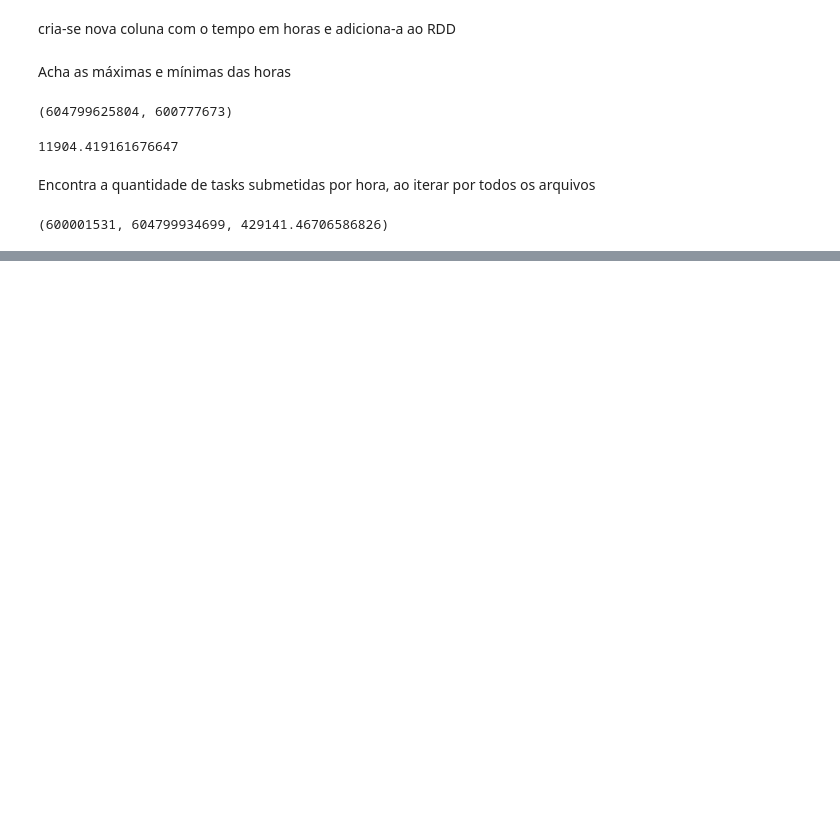
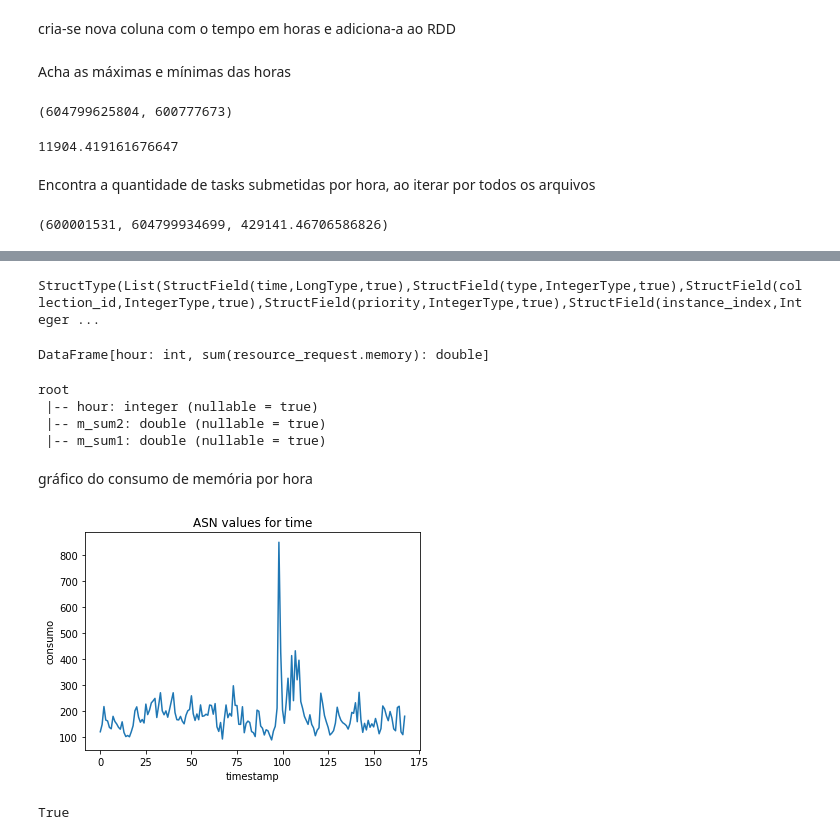
Before and after one commit to lincolnrelias/google-traces-analysis, a Jupyter notebook: google-traces-analysis.ipynb, the cells around one changed output, grey strips where cells are left out. Saved outputs shown, nothing was run; the diff lists cells and outputs as text; code cells hidden in the pictures; blank space fills up the shorter version.

Commit message:
consumo de memoria por hora e tasks por hora

```diff
--- a/google-traces-analysis.ipynb
+++ b/google-traces-analysis.ipynb
@@ -168,0 +171,47 @@ rddCE.agg({'time':'count'}).collect()[0][0]
+# %%
+rddWithHpHour = rddWithH.groupBy('hour').agg({"`resource_request.memory`":'sum'})
+# %%
+rddWithHpHour1 = rddWithH1.groupBy('hour').agg({"`resource_request.memory`":'sum'})
+# %%
+rddWithH1.schema
+# %% [output]
+StructType(List(StructField(time,LongType,true),StructField(type,IntegerType,true),StructField(collection_id,IntegerType,true),StructField(priority,IntegerType,true),StructField(instance_index,Integer ...
+# %%
+collsToDrop = ("time","collection_id","type","priority","instance_index","resource_request.cpus","resource_request.memory")
+rddWithHpHour.drop(*collsToDrop)
+rddWithHpHour1.drop(*collsToDrop)
+# %% [output]
+DataFrame[hour: int, sum(resource_request.memory): double]
+# %%
+rddWithHpHour =  rddWithHpHour.withColumnRenamed("sum(resource_request.memory)","m_sum1")
+rddWithHpHour1=  rddWithHpHour1.withColumnRenamed("sum(resource_request.memory)","m_sum2")
+j = rddWithHpHour1.join(rddWithHpHour,rddWithHpHour1.hour == rddWithHpHour.hour).drop(rddWithHpHour.hour)
+j.printSchema()
+# %% [output]
+root
+ |-- hour: integer (nullable = true)
+ |-- m_sum2: double (nullable = true)
+ |-- m_sum1: double (nullable = true)
+# %%
+j=j.withColumn("m_sum1",col("m_sum1")+col("m_sum2")).drop("m_sum2").orderBy("hour")
+j.s
+# %% [markdown]
+gráfico do consumo de memória por hora
+# %%
+y_ans_val = [val.m_sum1 for val in j.select('m_sum1').orderBy('hour').collect()]
+x_ts = [val.hour for val in j.select('hour').orderBy('hour').collect()]
+
+plt.plot(x_ts, y_ans_val)
+
+plt.ylabel('consumo')
+plt.xlabel('timestamp')
+plt.title('ASN values for time')
+
+plt.show()
+# %% [output]
+[figure, added]
+# %%
+a = sc.emptyRDD()
+a.isEmpty()
+# %% [output]
+True
```
Also changed, not shown: parts of 8 cells of this notebook, 1 other file.
